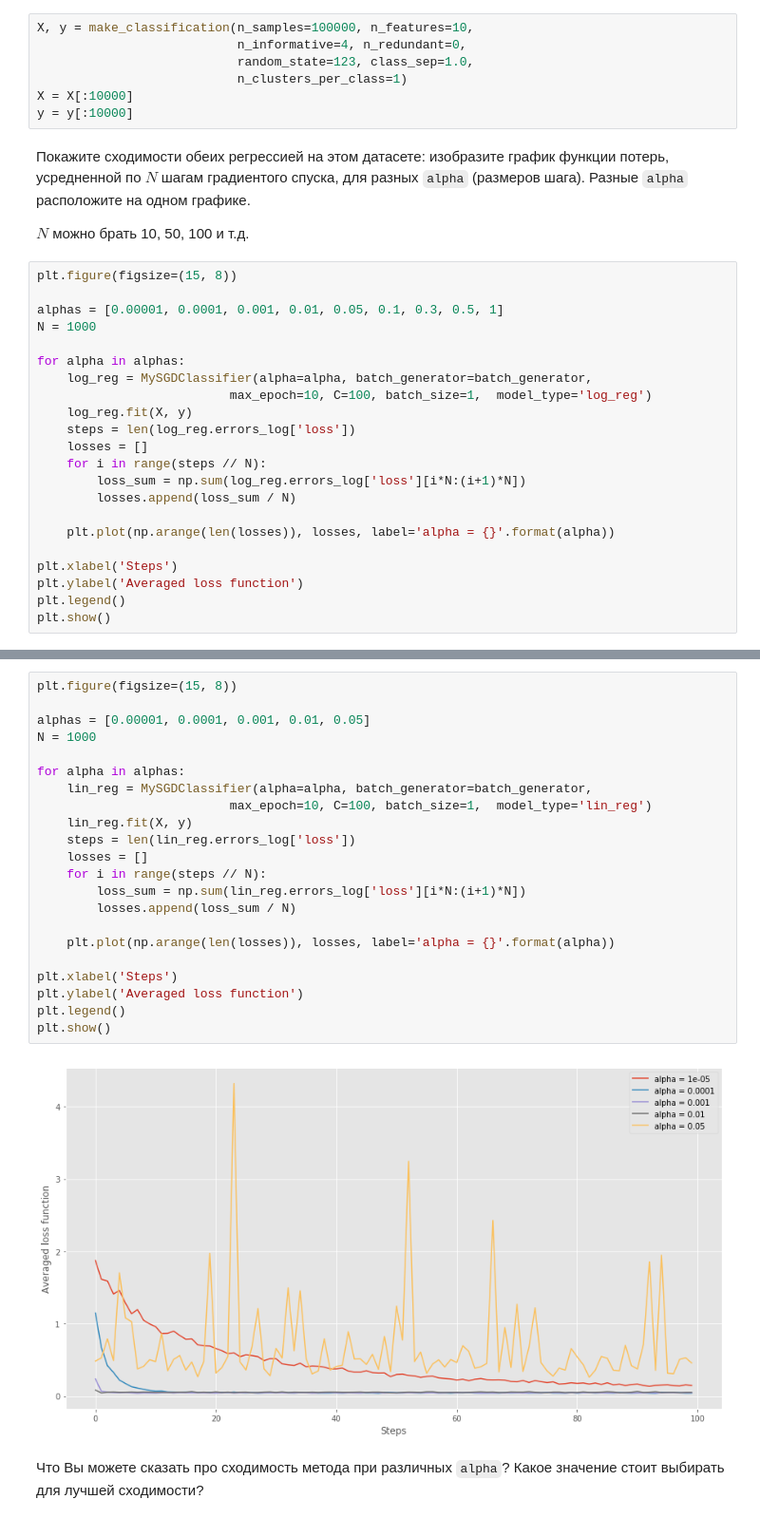
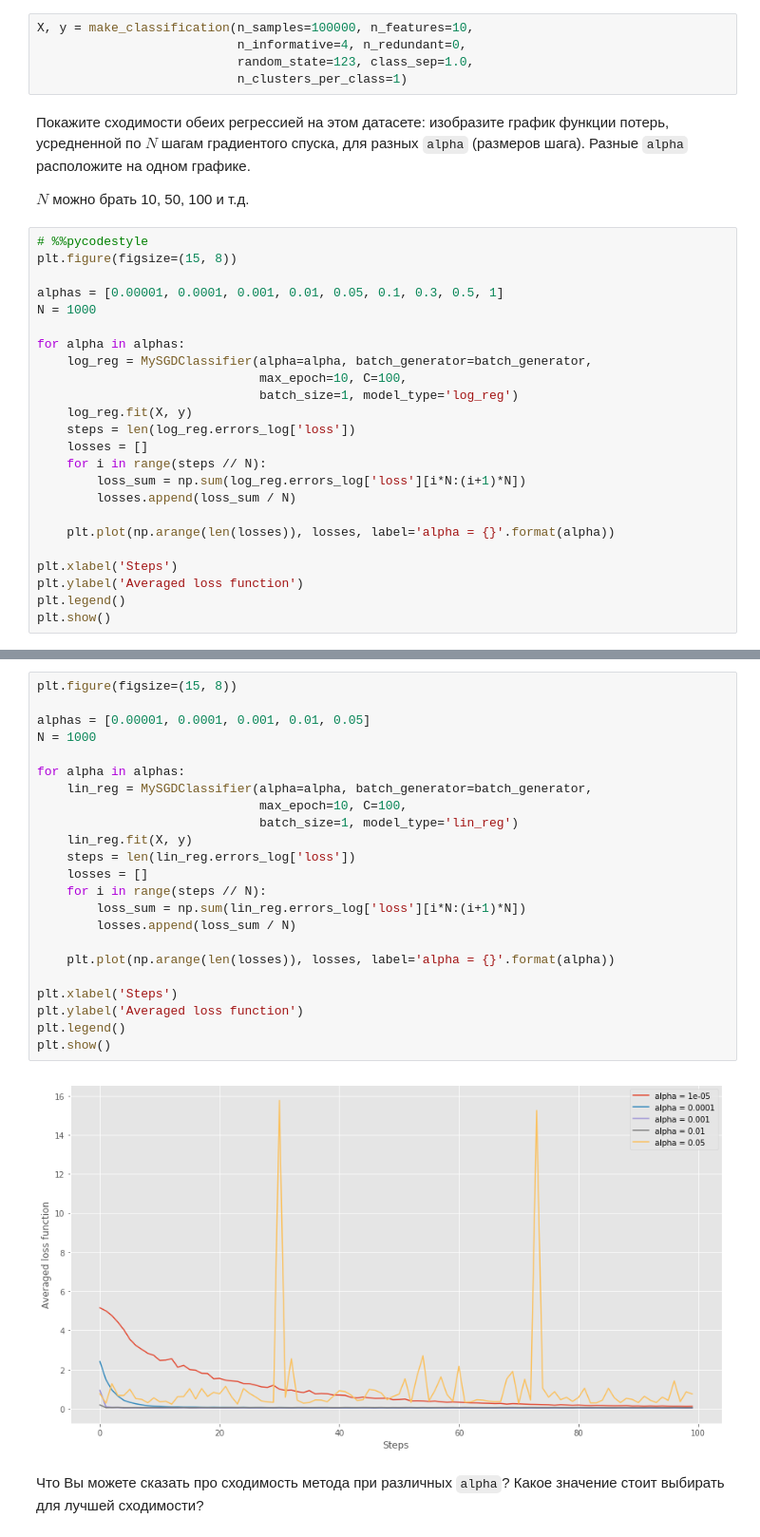
Before and after one commit to Mr-Patty/spheremailru, a Jupyter notebook: homeWork/Shevchenko_hw2.ipynb, the cells around one changed output, grey strips where cells are left out. Shown: that part at 95% size. Drawn from its saved outputs; the diff is of its cells as text.

```diff
--- a/homeWork/Shevchenko_hw2.ipynb
+++ b/homeWork/Shevchenko_hw2.ipynb
@@ -425,13 +435,12 @@ X, y = make_classification(n_samples=100000, n_features=10,
                            n_informative=4, n_redundant=0,
                            random_state=123, class_sep=1.0,
                            n_clusters_per_class=1)
-X = X[:10000]
-y = y[:10000]
 # %% [markdown]
 Покажите сходимости обеих регрессией на этом датасете: изобразите график  функции потерь, усредненной по $N$ шагам градиентого спуска, для разных `alpha` (размеров шага). Разные `alpha` расположите на одном графике.
 
 $N$ можно брать 10, 50, 100 и т.д.
 # %%
+# %%pycodestyle
 plt.figure(figsize=(15, 8))
 
 alphas = [0.00001, 0.0001, 0.001, 0.01, 0.05, 0.1, 0.3, 0.5, 1]
@@ -439,7 +448,8 @@ N = 1000
 
 for alpha in alphas:
     log_reg = MySGDClassifier(alpha=alpha, batch_generator=batch_generator,
-                          max_epoch=10, C=100, batch_size=1,  model_type='log_reg')
+                              max_epoch=10, C=100,
+                              batch_size=1, model_type='log_reg')
     log_reg.fit(X, y)
     steps = len(log_reg.errors_log['loss'])
     losses = []
@@ -458,27 +468,28 @@ plt.show()
 # %%
 plt.figure(figsize=(15, 8))
 
 alphas = [0.00001, 0.0001, 0.001, 0.01, 0.05]
 N = 1000
 
 for alpha in alphas:
     lin_reg = MySGDClassifier(alpha=alpha, batch_generator=batch_generator,
-                          max_epoch=10, C=100, batch_size=1,  model_type='lin_reg')
+                              max_epoch=10, C=100,
+                              batch_size=1, model_type='lin_reg')
     lin_reg.fit(X, y)
     steps = len(lin_reg.errors_log['loss'])
     losses = []
     for i in range(steps // N):
         loss_sum = np.sum(lin_reg.errors_log['loss'][i*N:(i+1)*N])
         losses.append(loss_sum / N)
 
     plt.plot(np.arange(len(losses)), losses, label='alpha = {}'.format(alpha))
 
 plt.xlabel('Steps')
 plt.ylabel('Averaged loss function')
 plt.legend()
 plt.show()
 # %% [output]
-[figure, old version]
+[figure, new version]
 # %% [markdown]
 Что Вы можете сказать про сходимость метода при различных `alpha`? Какое значение стоит выбирать для лучшей сходимости?
 # %% [markdown]
```
Also changed, not shown: parts of 49 cells of this notebook.
